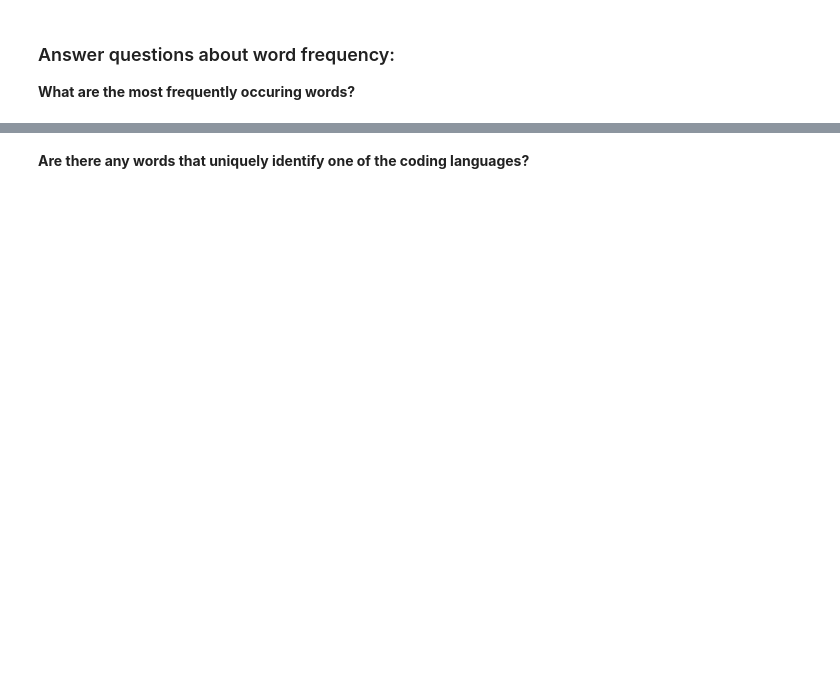
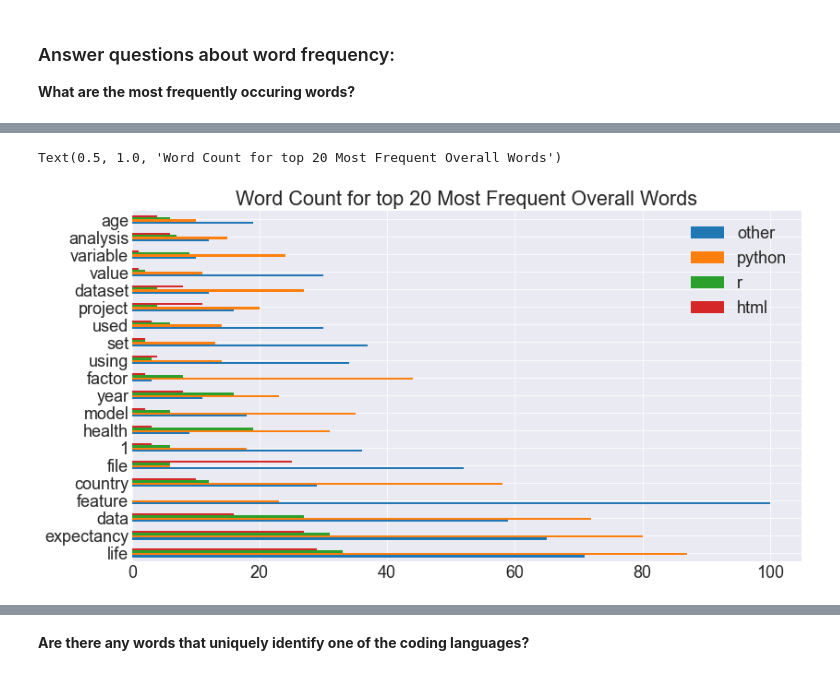
Before and after one commit to Two-Guys-and-a-Gal/NLP-Project, a Jupyter notebook: rivera_work.ipynb, the cells around one changed output, grey strips where cells are left out. Cells and saved outputs as stored; diff of their text form; code cells hidden in the pictures; blank space fills up the shorter version.

Commit message:
Added visuzalizations of word frequencies.

```diff
--- a/rivera_work.ipynb
+++ b/rivera_work.ipynb
@@ -20,6 +20,9 @@ from sklearn.model_selection import train_test_split
 import re
 import unicodedata
 import nltk
+
+plt.rc('figure', figsize=(13, 7))
+plt.style.use('seaborn-darkgrid')
 # %% [markdown]
 ## Acquire and Prep
 # %%
@@ -129,0 +256,7 @@ word_counts.sort_values(by='all', ascending=False).head(20)
+# %%
+plt.rc('font', size=18)
+word_counts.sort_values('all', ascending=False).head(20)[['other', 'python', 'r', 'html']].plot.barh()
+plt.title('Word Count for top 20 Most Frequent Overall Words')
+# %% [output]
+Text(0.5, 1.0, 'Word Count for top 20 Most Frequent Overall Words')
+[figure, added]
```
Also changed, not shown: parts of 34 cells of this notebook.
